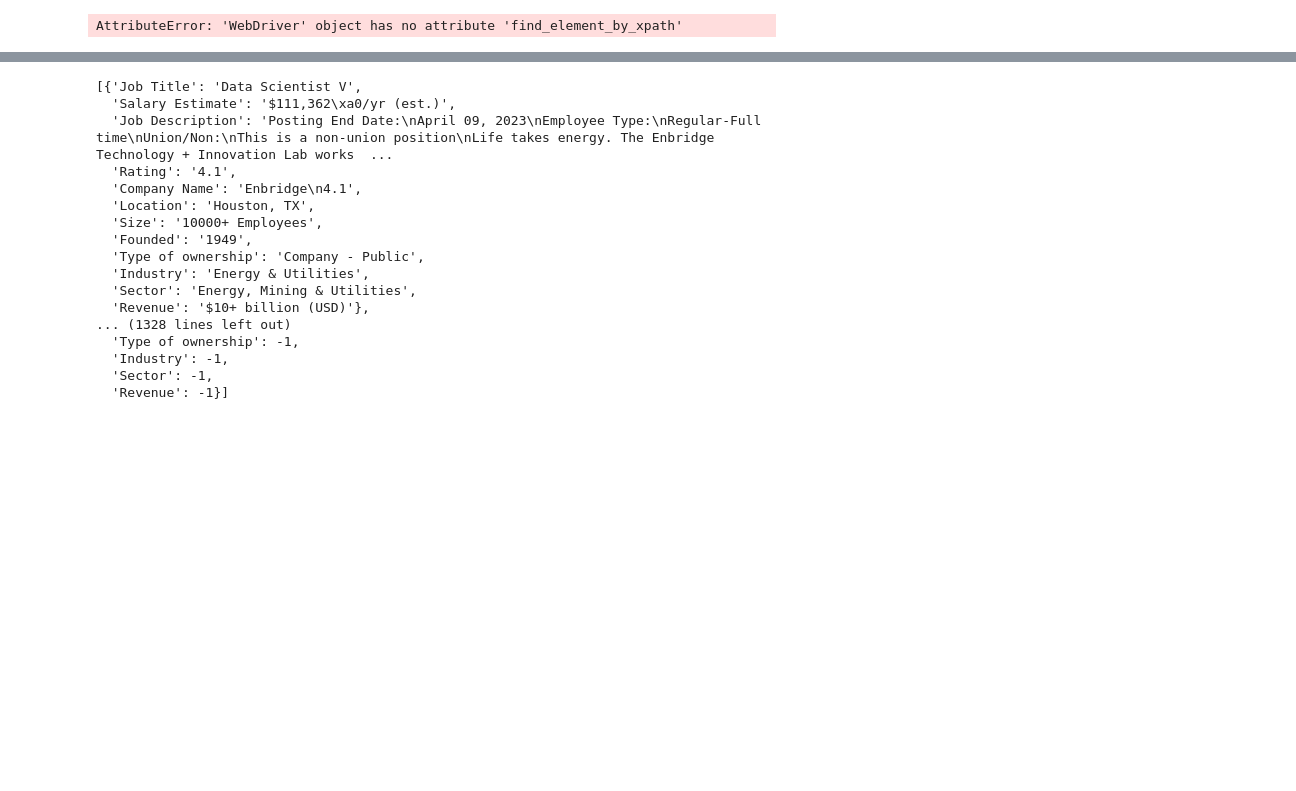
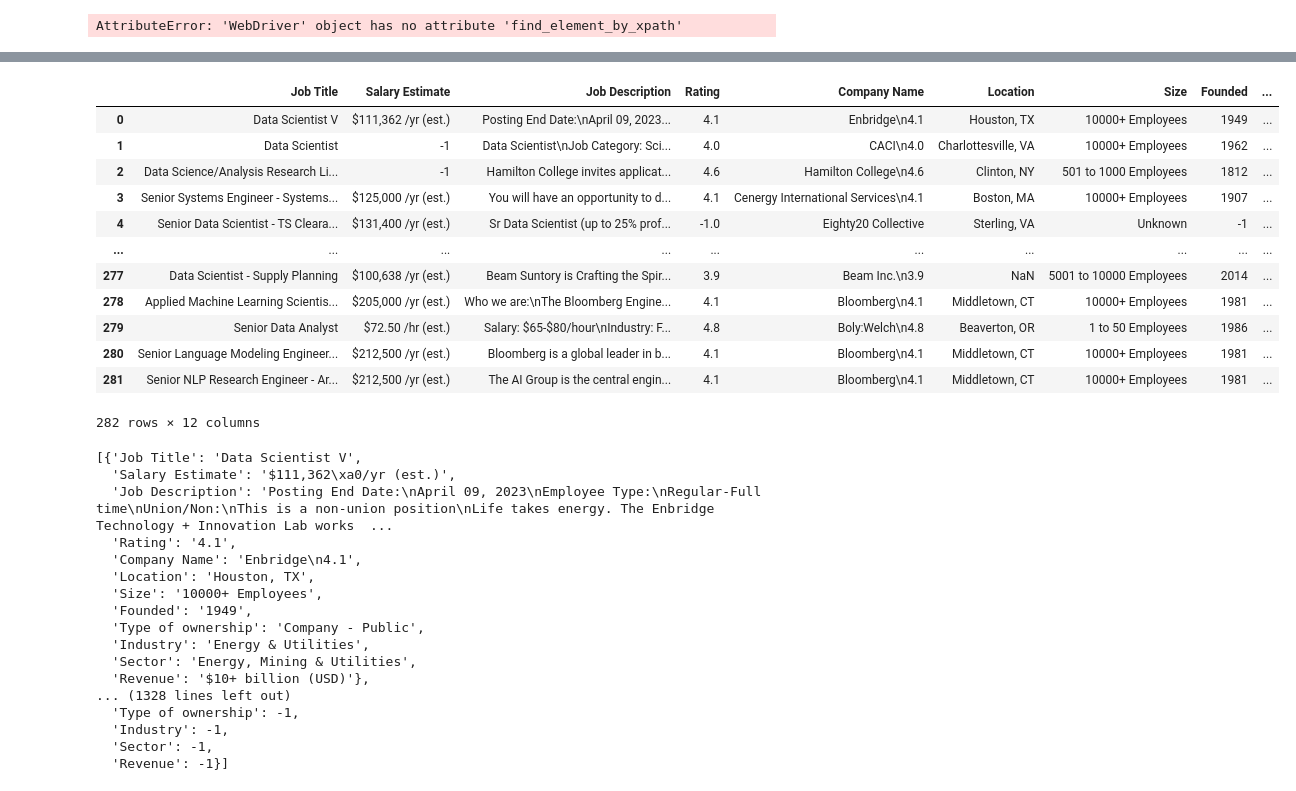
Before and after one commit to wangyf99/GlassDoor_Salary_Prediction, a Jupyter notebook: GlassDoor_Salary.ipynb, the cells around one changed output, grey strips where cells are left out. Saved outputs shown, nothing was run; the diff lists cells and outputs as text; code cells hidden in the pictures; blank space fills up the shorter version.

```diff
--- a/GlassDoor_Salary.ipynb
+++ b/GlassDoor_Salary.ipynb
@@ -276,3 +289,19 @@ first_scrape
+# %%
+stored_dataframe
+# %% [output]
+|  | Job Title | Salary Estimate | Job Description | Rating | Company Name | Location | Size | Founded | ... |
+| 0 | Data Scientist V | $111,362 /yr (est.) | Posting End Date:\nApril 09, 2023... | 4.1 | Enbridge\n4.1 | Houston, TX | 10000+ Employees | 1949 | ... |
+| 1 | Data Scientist | -1 | Data Scientist\nJob Category: Sci... | 4.0 | CACI\n4.0 | Charlottesville, VA | 10000+ Employees | 1962 | ... |
+| 2 | Data Science/Analysis Research Li... | -1 | Hamilton College invites applicat... | 4.6 | Hamilton College\n4.6 | Clinton, NY | 501 to 1000 Employees | 1812 | ... |
+| 3 | Senior Systems Engineer - Systems... | $125,000 /yr (est.) | You will have an opportunity to d... | 4.1 | Cenergy International Services\n4.1 | Boston, MA | 10000+ Employees | 1907 | ... |
+| 4 | Senior Data Scientist - TS Cleara... | $131,400 /yr (est.) | Sr Data Scientist (up to 25% prof... | -1.0 | Eighty20 Collective | Sterling, VA | Unknown | -1 | ... |
+| ... | ... | ... | ... | ... | ... | ... | ... | ... | ... |
+| 277 | Data Scientist - Supply Planning | $100,638 /yr (est.) | Beam Suntory is Crafting the Spir... | 3.9 | Beam Inc.\n3.9 | NaN | 5001 to 10000 Employees | 2014 | ... |
+| 278 | Applied Machine Learning Scientis... | $205,000 /yr (est.) | Who we are:\nThe Bloomberg Engine... | 4.1 | Bloomberg\n4.1 | Middletown, CT | 10000+ Employees | 1981 | ... |
+| 279 | Senior Data Analyst | $72.50 /hr (est.) | Salary: $65-$80/hour\nIndustry: F... | 4.8 | BolyːWelch\n4.8 | Beaverton, OR | 1 to 50 Employees | 1986 | ... |
+| 280 | Senior Language Modeling Engineer... | $212,500 /yr (est.) | Bloomberg is a global leader in b... | 4.1 | Bloomberg\n4.1 | Middletown, CT | 10000+ Employees | 1981 | ... |
+| 281 | Senior NLP Research Engineer - Ar... | $212,500 /yr (est.) | The AI Group is the central engin... | 4.1 | Bloomberg\n4.1 | Middletown, CT | 10000+ Employees | 1981 | ... |
+282 rows × 12 columns
 # %%
 second_scrape = jobs
 second_scrape
```
Also changed, not shown: parts of 15 cells of this notebook, 1 other file.
